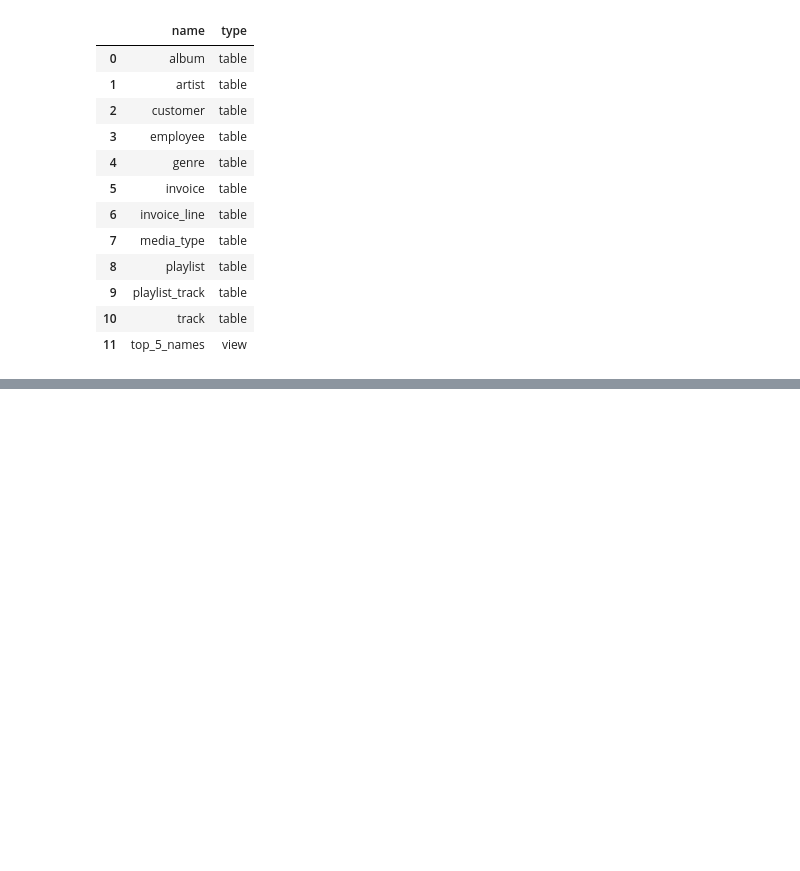
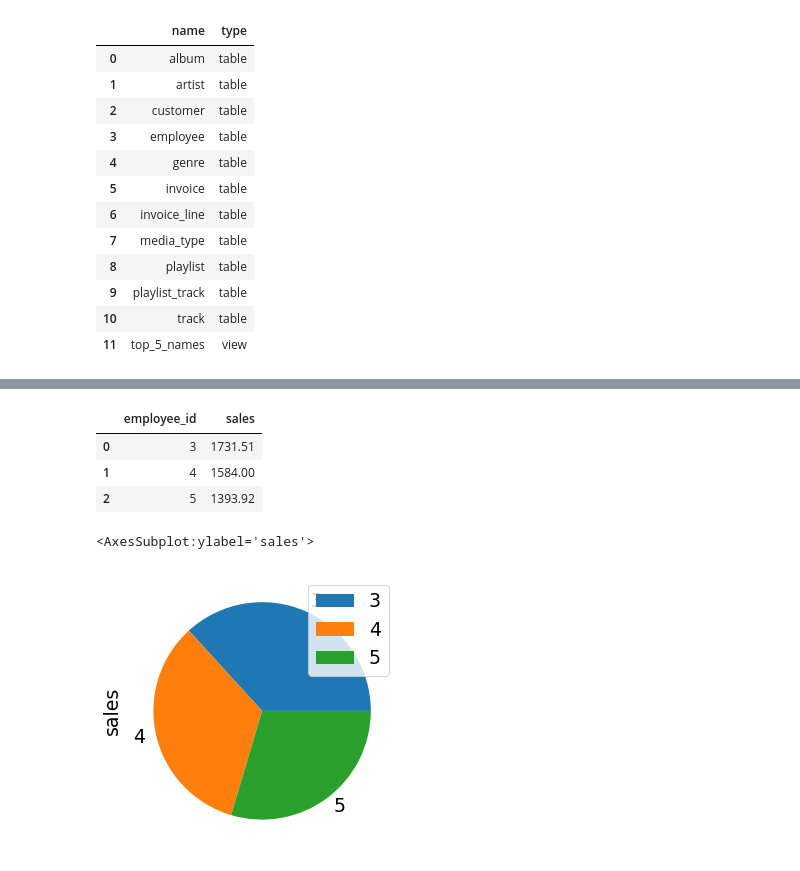
Before and after one commit to cherifbenham/ai_course, a Jupyter notebook: kaggle/input/chinook-music-store-data/sql_questions.ipynb, the cells around one changed output, grey strips where cells are left out. Saved outputs shown, nothing was run; the diff lists cells and outputs as text; code cells hidden in the pictures; blank space fills up the shorter version.

```diff
--- a/kaggle/input/chinook-music-store-data/sql_questions.ipynb
+++ b/kaggle/input/chinook-music-store-data/sql_questions.ipynb
@@ -55,0 +125,22 @@ show_tables()
+# %%
+q2='''
+
+select
+    e.employee_id as employee_id,
+    sum(il.quantity*il.unit_price) as sales
+  from
+    track t
+    inner join genre g on g.genre_id = t.genre_id
+    inner join invoice_line il on il.track_id = t.track_id
+    inner join invoice i on i.invoice_id = il.invoice_id
+    inner join customer c on c.customer_id = i.customer_id
+    inner join employee e on e.employee_id=c.support_rep_id
+  group by
+    e.employee_id
+  order by
+    sales desc
+
+'''
+# %%
+sales_per_employee=run_query(q2)
+sales_per_employee
@@ -55,0 +156,13 @@ show_tables()
+# %%
+sales_per_employee
+# %% [output]
+|  | employee_id | sales |
+| 0 | 3 | 1731.51 |
+| 1 | 4 | 1584.00 |
+| 2 | 5 | 1393.92 |
+# %%
+sales=sales_per_employee.set_index('employee_id',drop=True)
+sales.plot.pie(y='sales', figsize=(10,5))
+# %% [output]
+<AxesSubplot:ylabel='sales'>
+[figure, added]
```
Also changed, not shown: parts of 12 cells of this notebook, 3 other files.
